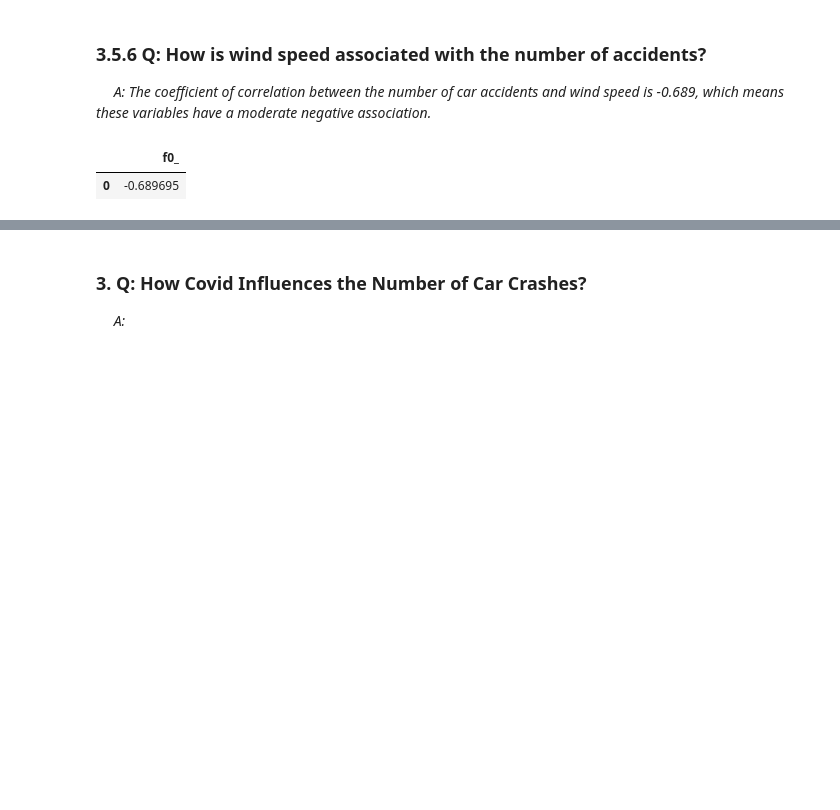
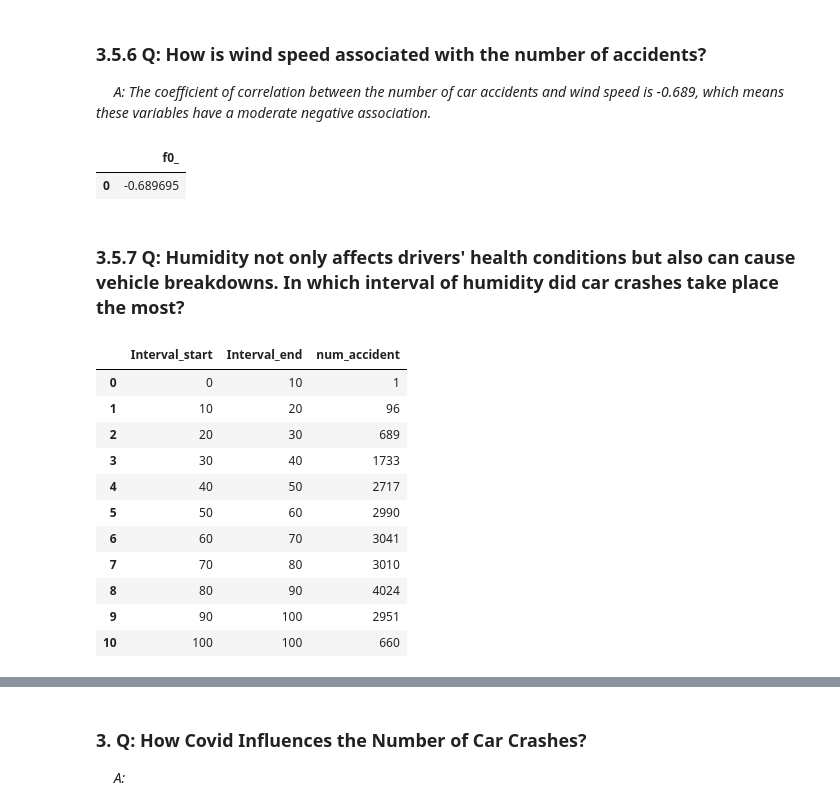
Before and after one commit to KaiyuWang19970221/BA775-teamproject, a Jupyter notebook: team6.ipynb, the cells around one changed output, grey strips where cells are left out. Drawn from its saved outputs; the diff is of its cells as text; code cells hidden in the pictures; blank space fills up the shorter version.

```diff
--- a/team6.ipynb
+++ b/team6.ipynb
@@ -477,3 +481,50 @@ GROUP BY Wind_Speed_mph_)
 # %% [output]
 |  | f0_ |
 | 0 | -0.689695 |
+# %% [markdown]
+### 3.5.7 Q: Humidity not only affects drivers' health conditions but also can cause vehicle breakdowns. In which interval of humidity did car crashes take place the most?
+# %%
+%%bigquery
+SELECT
+    # Interval_start
+    CASE WHEN 0<= Humidity___ AND Humidity___ < 10 THEN 0
+    WHEN 10<= Humidity___ AND Humidity___ < 20 THEN 10
+    WHEN 20<= Humidity___ AND Humidity___ < 30 THEN 20
+    WHEN 30<= Humidity___ AND Humidity___ < 40 THEN 30
+    WHEN 40<= Humidity___ AND Humidity___ < 50 THEN 40
+    WHEN 50<= Humidity___ AND Humidity___ < 60 THEN 50
+    WHEN 60<= Humidity___ AND Humidity___ < 70 THEN 60
+    WHEN 70<= Humidity___ AND Humidity___ < 80 THEN 70
+    WHEN 80<= Humidity___ AND Humidity___ < 90 THEN 80
+    WHEN 90<= Humidity___ AND Humidity___ < 100 THEN 90
+    ELSE 100 END AS Interval_start,
+    #Interval_end
+    CASE WHEN 0<= Humidity___ AND Humidity___ < 10 THEN 10
+    WHEN 10<= Humidity___ AND Humidity___ < 20 THEN 20
+    WHEN 20<= Humidity___ AND Humidity___ < 30 THEN 30
+    WHEN 30<= Humidity___ AND Humidity___ < 40 THEN 40
+    WHEN 40<= Humidity___ AND Humidity___ < 50 THEN 50
+    WHEN 50<= Humidity___ AND Humidity___ < 60 THEN 60
+    WHEN 60<= Humidity___ AND Humidity___ < 70 THEN 70
+    WHEN 70<= Humidity___ AND Humidity___ < 80 THEN 80
+    WHEN 80<= Humidity___ AND Humidity___ < 90 THEN 90
+    WHEN 90<= Humidity___ AND Humidity___ < 100 THEN 100
+    ELSE 100 END AS Interval_end,
+    COUNT(ID) num_accident
+FROM `ba775-b2-team6.team6.carcrash_MA`
+WHERE IS_NAN(Humidity___) = FALSE AND EXTRACT(year FROM Start_Time) > 2016
+GROUP BY Interval_start, Interval_end
+ORDER BY Interval_start
+# %% [output]
+|  | Interval_start | Interval_end | num_accident |
+| 0 | 0 | 10 | 1 |
+| 1 | 10 | 20 | 96 |
+| 2 | 20 | 30 | 689 |
+| 3 | 30 | 40 | 1733 |
+| 4 | 40 | 50 | 2717 |
+| 5 | 50 | 60 | 2990 |
+| 6 | 60 | 70 | 3041 |
+| 7 | 70 | 80 | 3010 |
+| 8 | 80 | 90 | 4024 |
+| 9 | 90 | 100 | 2951 |
+| 10 | 100 | 100 | 660 |
```
Also changed, not shown: parts of 5 cells of this notebook.
